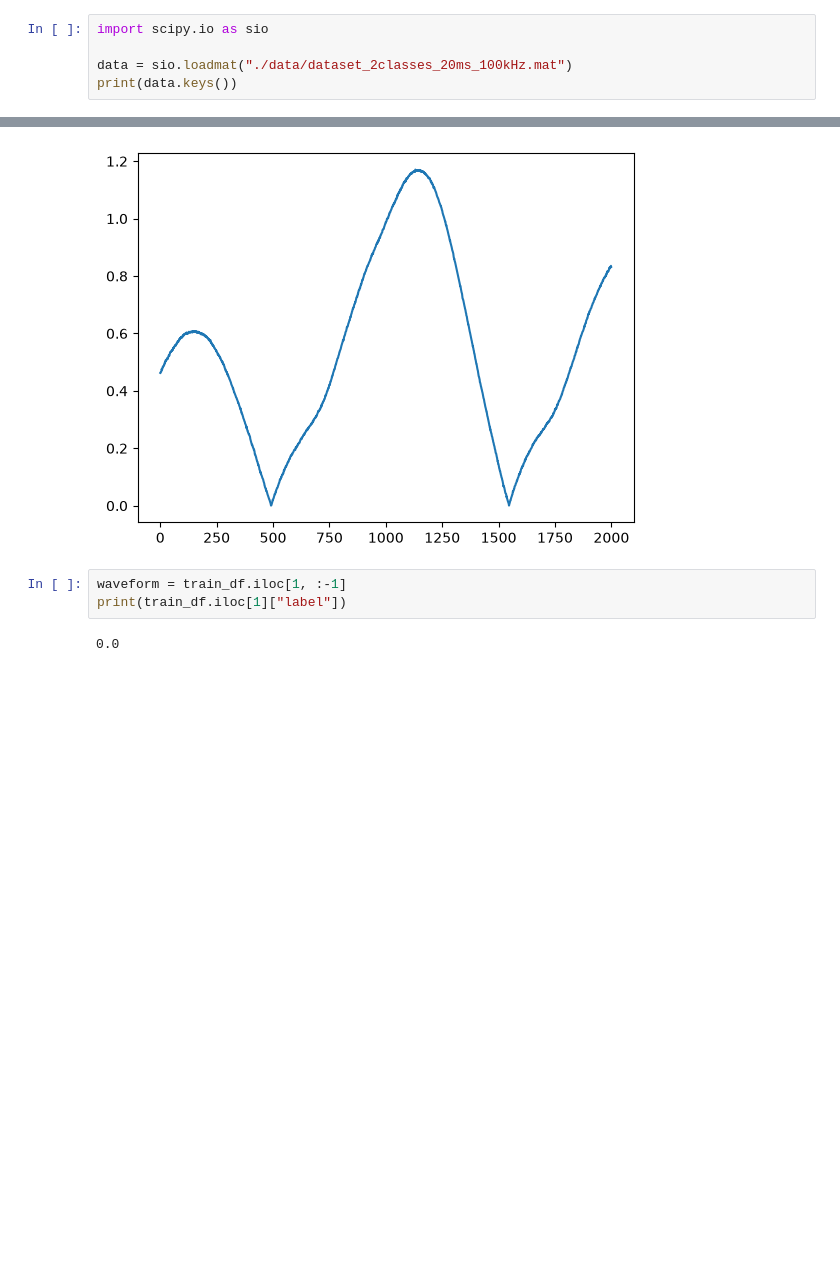
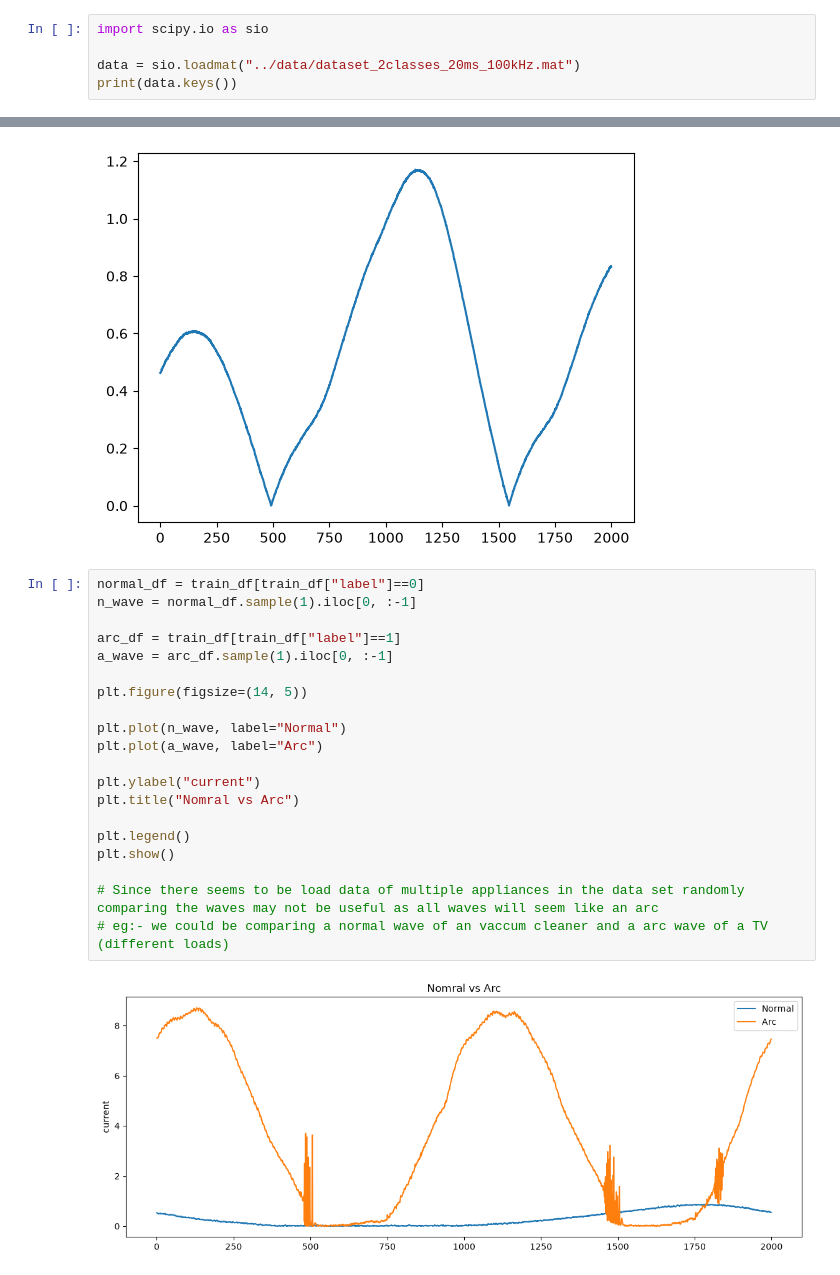
Before and after one commit to Nevil-MS/residential-series-arc-fault-detection, a Jupyter notebook: notebooks/01_data_exploration.ipynb, the cells around one changed output, grey strips where cells are left out. Drawn from its saved outputs; the diff is of its cells as text; blank space fills up the shorter version.

```diff
--- a/notebooks/01_data_exploration.ipynb
+++ b/notebooks/01_data_exploration.ipynb
@@ -1,7 +1,7 @@
 # %%
 import scipy.io as sio
 
-data = sio.loadmat("./data/dataset_2classes_20ms_100kHz.mat")
+data = sio.loadmat("../data/dataset_2classes_20ms_100kHz.mat")
 print(data.keys())
 # %% [output]
 dict_keys(['__header__', '__version__', '__globals__', 'N', 'delay_vect', 'down', 'labelappliances', 'labelsTest', 'labelsTrain', 'lengthwin', 'overlap', 'step', 'yTest', 'yTrain'])
@@ -91,7 +110,24 @@ plt.show()
 0.0
 [figure]
 # %%
-waveform = train_df.iloc[1, :-1]
-print(train_df.iloc[1]["label"])
+normal_df = train_df[train_df["label"]==0]
+n_wave = normal_df.sample(1).iloc[0, :-1]
+
+arc_df = train_df[train_df["label"]==1]
+a_wave = arc_df.sample(1).iloc[0, :-1]
+
+plt.figure(figsize=(14, 5))
+
+plt.plot(n_wave, label="Normal")
+plt.plot(a_wave, label="Arc")
+
+plt.ylabel("current")
+plt.title("Nomral vs Arc")
+
+plt.legend()
+plt.show()
+
+# Since there seems to be load data of multiple appliances in the data set randomly comparing the waves may not be useful as all waves will seem like an arc
+# eg:- we could be comparing a normal wave of an vaccum cleaner and a arc wave of a TV (different loads)
 # %% [output]
-0.0
+[figure, added]
```
Also changed, not shown: parts of 6 cells of this notebook, 2 other files.
